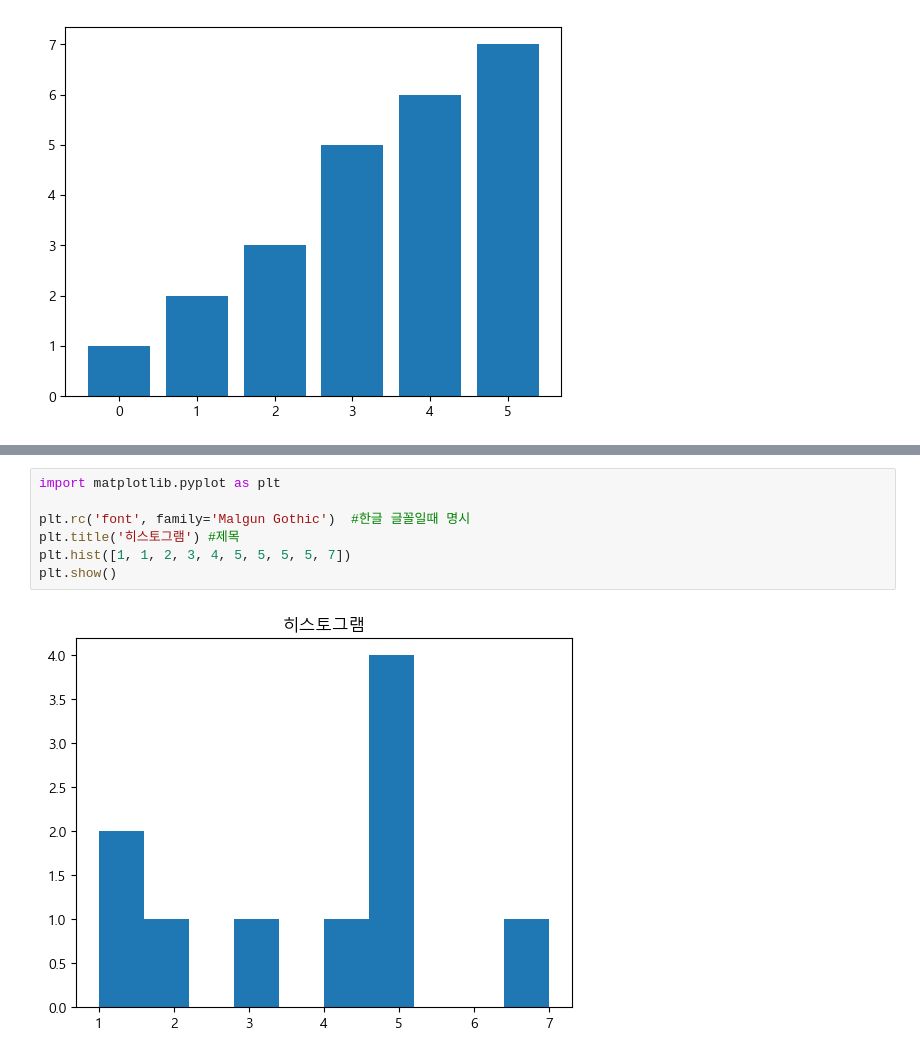
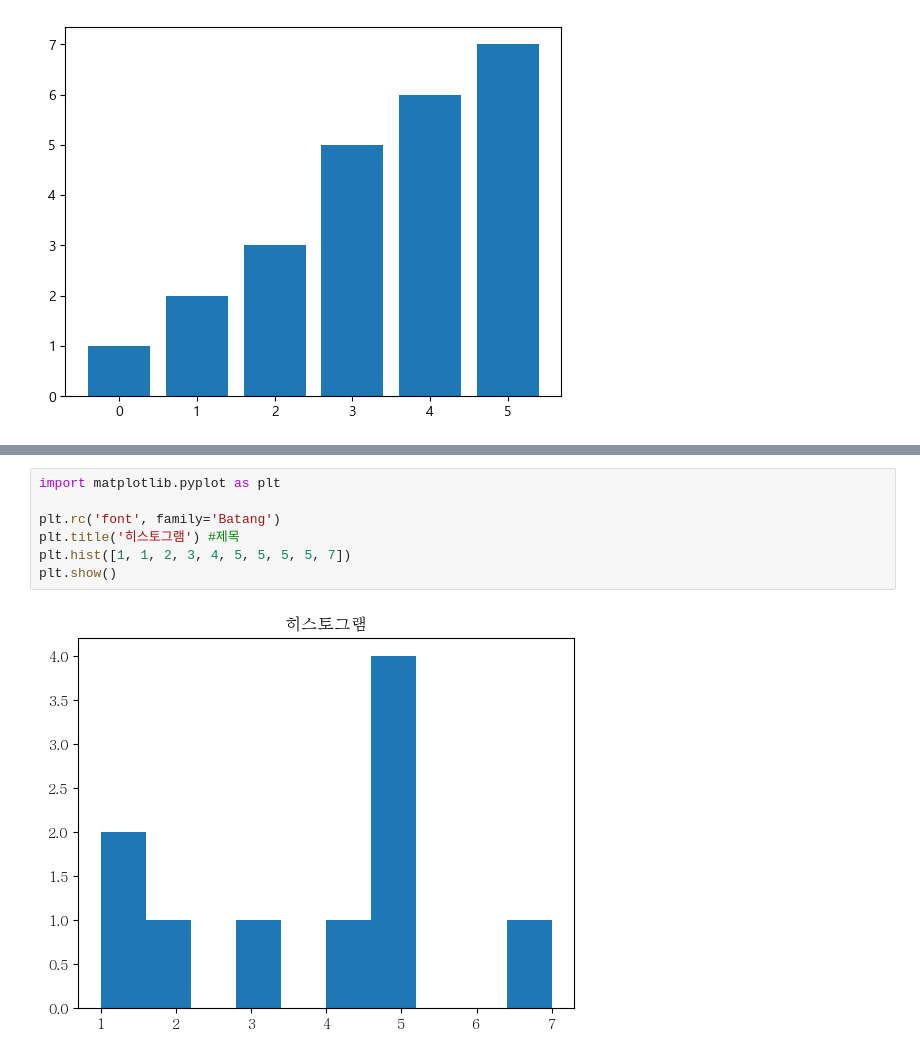
Before and after one commit to kiyongee2/data_ai, a Jupyter notebook: 시각화/1_matplotlib.ipynb, the cells around one changed output, grey strips where cells are left out. Saved outputs shown, nothing was run; the diff lists cells and outputs as text.

```diff
--- a/시각화/1_matplotlib.ipynb
+++ b/시각화/1_matplotlib.ipynb
@@ -58,12 +104,12 @@ range(0, 6)
 # %%
 import matplotlib.pyplot as plt
 
-plt.rc('font', family='Malgun Gothic')  #한글 글꼴일때 명시
+plt.rc('font', family='Batang')
 plt.title('히스토그램') #제목
 plt.hist([1, 1, 2, 3, 4, 5, 5, 5, 5, 7])
 plt.show()
 # %% [output]
-[figure, old version]
+[figure, new version]
 # %%
 import matplotlib.pyplot as plt
 import random
```
Also changed, not shown: parts of 7 cells of this notebook, 13 other files.
